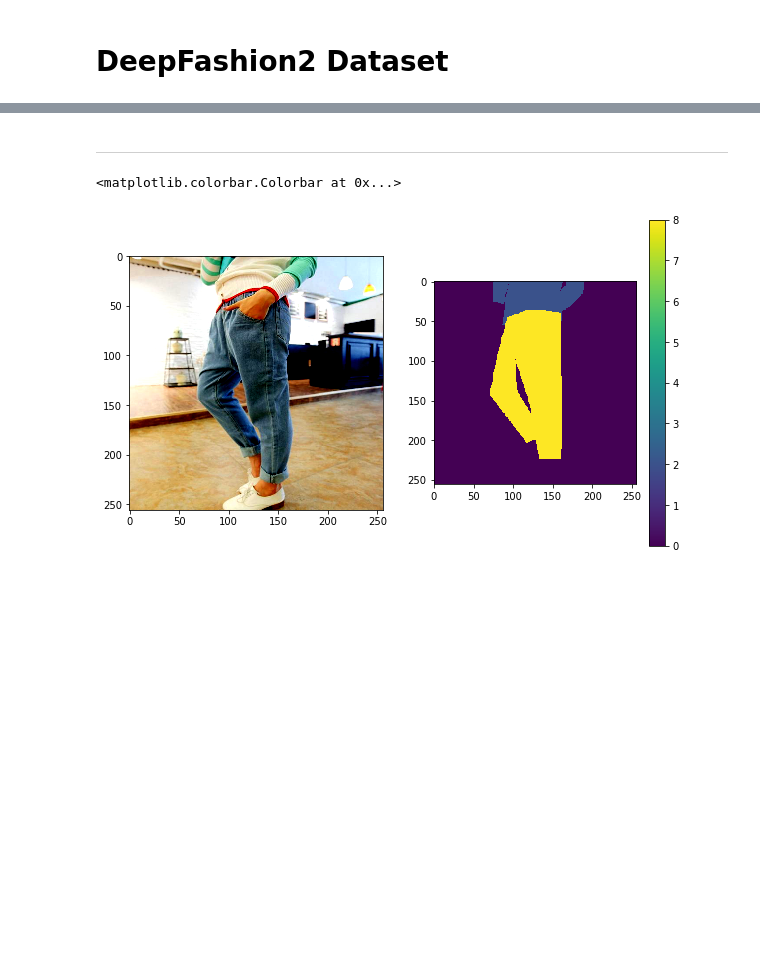
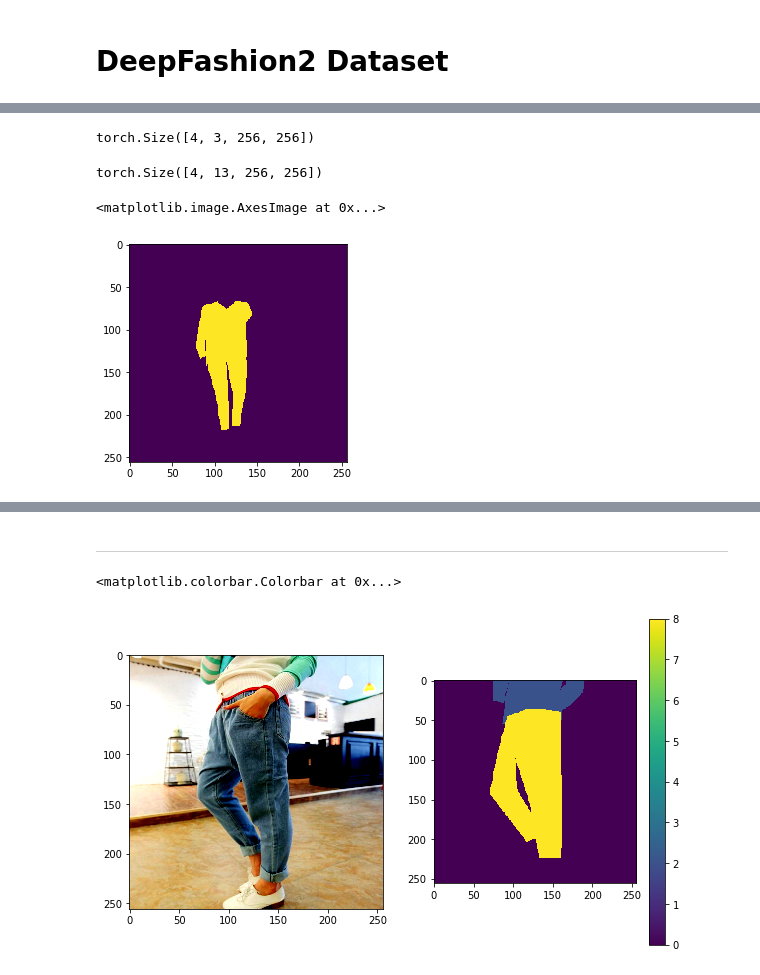
Before and after one commit to KirillDemochkin/NeuralFashionGAN, a Jupyter notebook: notebooks/DeepFashion2_local.ipynb, the cells around one changed output, grey strips where cells are left out. Saved outputs shown, nothing was run; the diff lists cells and outputs as text; code cells hidden in the pictures; blank space fills up the shorter version.

```diff
--- a/notebooks/DeepFashion2_local.ipynb
+++ b/notebooks/DeepFashion2_local.ipynb
@@ -61,0 +63,24 @@ plt.imshow(canvas)
+# %%
+train_dataset = DeepFashion2DatasetOC('../../data/train',  transform=train_trasform)
+train_loader = torch.utils.data.DataLoader(train_dataset, batch_size=4, shuffle=True)
+# %%
+test_batch = next(iter(train_loader))
+fixed_test_images = test_batch[0]
+fixed_test_masks = test_batch[1]
+# %%
+fixed_test_images.shape
+# %% [output]
+torch.Size([4, 3, 256, 256])
+# %%
+fixed_test_masks.shape
+# %% [output]
+torch.Size([4, 13, 256, 256])
+# %%
+test_generated = fixed_test_images
+mask = torch.clamp(fixed_test_masks.sum(dim=1, keepdims=True), 0, 1)
+test_generated = (mask * test_generated + (1 - mask) * fixed_test_images).cpu()[3]
+# %%
+plt.imshow(mask[3, 0])
+# %% [output]
+<matplotlib.image.AxesImage at 0x...>
+[figure, added]
```
Also changed, not shown: parts of 4 cells of this notebook, 1 other file.
